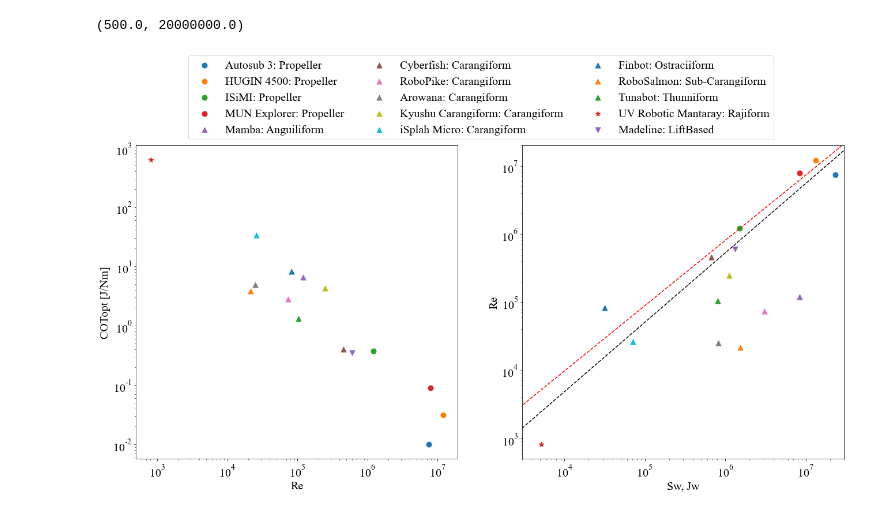
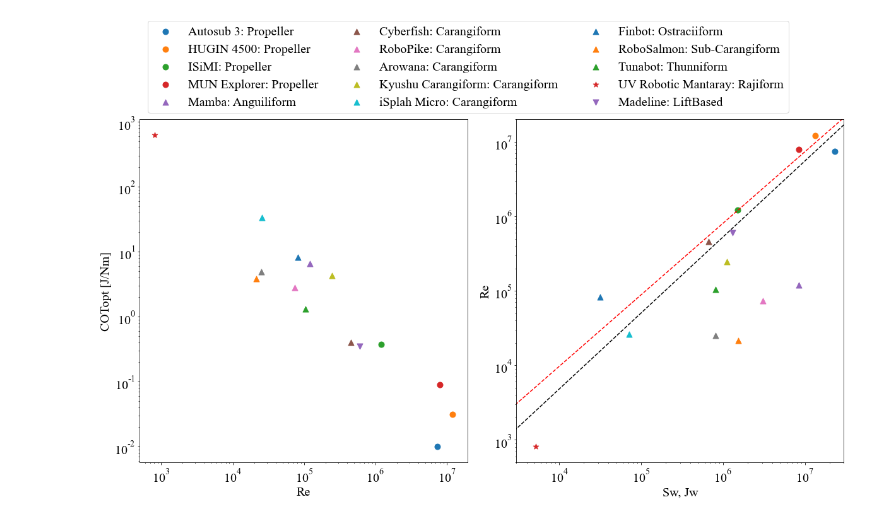
Before and after one commit to michaelcoe/Cost-of-Transport-Estimation, a Jupyter notebook: database_performance_plots.ipynb, the cells around one changed output. Drawn from its saved outputs; the diff is of its cells as text; code cells hidden in the pictures.

Commit message:
fixed cot-sw plot

```diff
--- a/database_performance_plots.ipynb
+++ b/database_performance_plots.ipynb
@@ -60,8 +60,10 @@ bcf_dfs = [bcf_cot[bcf_cot['Name']==name] for name in bcf_names]
 mpf_dfs = [mpf_cot[mpf_cot['Name']==name] for name in mpf_names]
 lift_dfs = [lift_cot[lift_cot['Name']==name] for name in lift_names]
 # %%
-fig1, axs = plt.subplots(1, 2, figsize=(22,10), facecolor='w')
+fig1, axs = plt.subplots(1, 2, figsize=(20,10), facecolor='w')
 axs.flatten()
+
+fig1.subplots_adjust(wspace=0.15)
 
 for auv in conv_dfs:
     axs[0].scatter(auv['Re'].values[0], auv['COTopt [J/Nm]'].values[0], marker='o', label=auv['Name'].values[0] + ": " + auv['Locomotion'].values[0])
@@ -73,32 +75,33 @@ for auv in bcf_dfs:
 
 for auv in mpf_dfs:
     axs[0].scatter(auv['Re'].values[0], auv['COTopt [J/Nm]'].values[0], marker='*', label=auv['Name'].values[0] + ": " + auv['Locomotion'].values[0])
     axs[1].scatter(auv['Sw'].values[0], auv['Re'].values[0], marker='*', label=auv['Name'].values[0] + ": " + auv['Locomotion'].values[0])
 
 for auv in lift_dfs:
     axs[0].scatter(auv['Re'].values[0], auv['COTopt [J/Nm]'].values[0], marker='v', label=auv['Name'].values[0] + ": " + auv['Locomotion'].values[0])
     axs[1].scatter(auv['Sw'].values[0], auv['Re'].values[0], marker='v', label=auv['Name'].values[0] + ": " + auv['Locomotion'].values[0])
 
 dx = np.linspace(1e3, 3e7, 100)
 Re_low = 0.03*dx**1.31
 Re_high = 0.4*dx**1.02
 
 #axs[1].plot(dx, 0.03*dx**1.31, 'k-')
 axs[1].plot(dx, 0.4*dx**1.02, 'k--')
 axs[1].plot(dx, 1.4*dx**0.96, 'r--')
 
 axs[0].set_xlabel('Re')
 axs[0].set_ylabel('COTopt [J/Nm]')
 axs[0].set_xscale('log')
 axs[0].set_yscale('log')
 axs[0].legend(ncol=3, loc=4, bbox_to_anchor=(2.0, 1.00))
 
 axs[1].set_xlabel('Sw, Jw')
 axs[1].set_ylabel('Re')
 axs[1].set_xscale('log')
 axs[1].set_yscale('log')
 axs[1].set_xlim([3e3, 3e7])
 axs[1].set_ylim([5e2, 2e7])
+
+fig1.savefig('COT_SW.pdf', facecolor='w', dpi=300)
 # %% [output]
-(500.0, 20000000.0)
-[figure, old version]
+[figure, new version]
```
